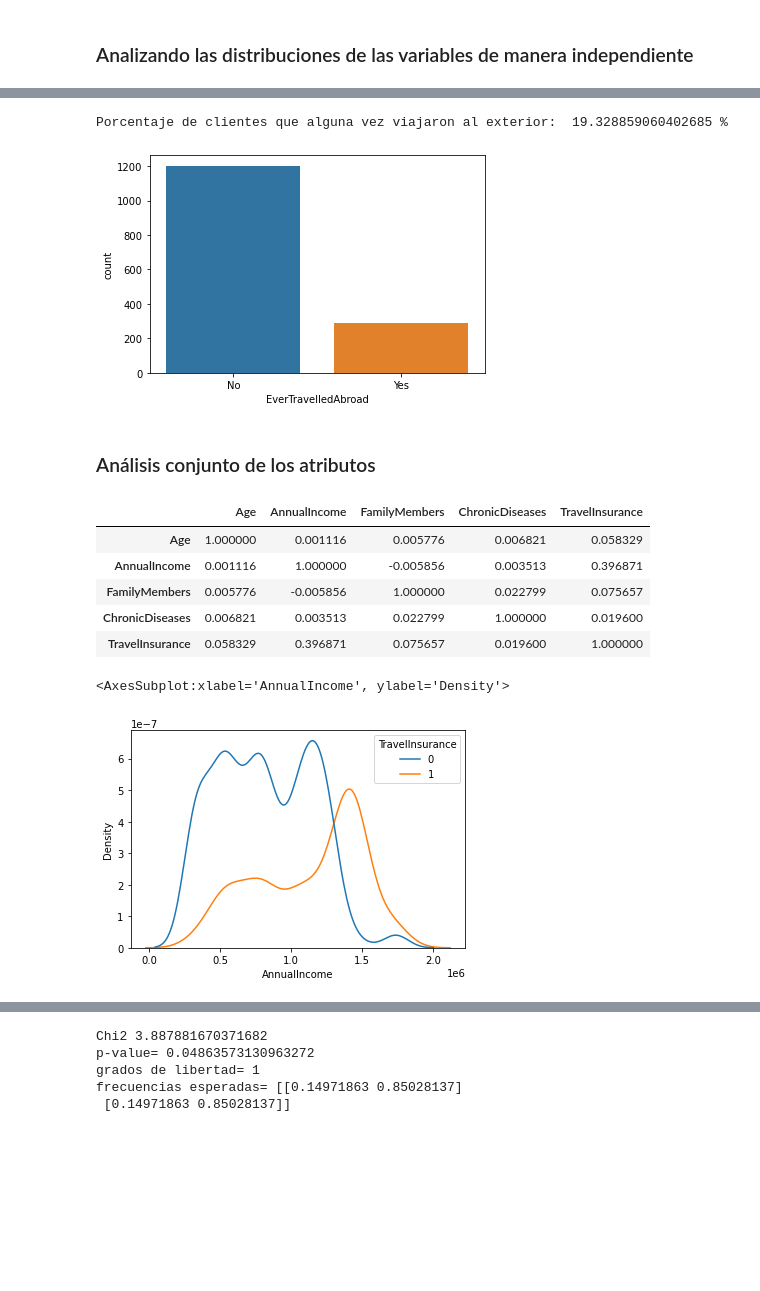
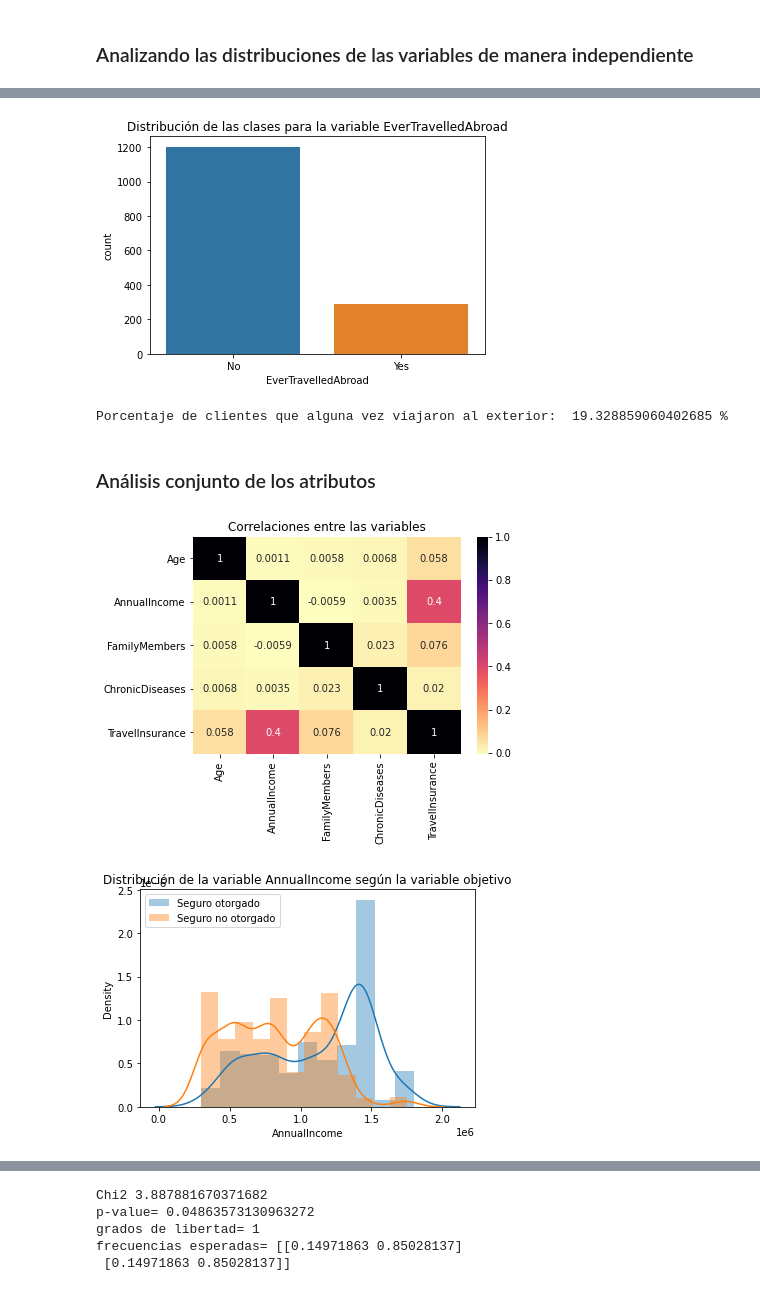
Before and after one commit to estebanarr/aprendizaje_supervisado, a Jupyter notebook: src/Análisis exploratorio.ipynb, the cells around one changed output, grey strips where cells are left out. Drawn from its saved outputs; the diff is of its cells as text; code cells hidden in the pictures; blank space fills up the shorter version.

```diff
--- a/src/Análisis exploratorio.ipynb
+++ b/src/Análisis exploratorio.ipynb
@@ -153,28 +168,32 @@ Porcentaje de clientes que son viajeros frecuentes:  21.2751677852349 %
 # %%
 #Countplot para la distribución de la variable que indica SI HA VIAJADO AL EXTERIOR ALGUNA VEZ
 sns.countplot(data=train_df, x="EverTravelledAbroad")
+plt.title("Distribución de las clases para la variable EverTravelledAbroad")
+plt.show()
+
 print("Porcentaje de clientes que alguna vez viajaron al exterior: ", train_df[train_df.EverTravelledAbroad=="Yes"]["EverTravelledAbroad"].count()/train_df["EverTravelledAbroad"].count()*100, "%")
 # %% [output]
+[figure, new version]
 Porcentaje de clientes que alguna vez viajaron al exterior:  19.328859060402685 %
-[figure, old version]
 # %% [markdown]
 ### Análisis conjunto de los atributos
 # %%
-#Heat map para correlaciones, aunque no sea la mejor medida por el tipo de variables
-train_df[["Age","AnnualIncome","FamilyMembers","ChronicDiseases","TravelInsurance"]].corr("spearman")
+#Heat map para correlaciones, aunque no sea la mejor medida por el tipo de variables. Se utilizará luego Chi2
+
+sns.heatmap(train_df[["Age","AnnualIncome","FamilyMembers","ChronicDiseases","TravelInsurance"]].corr("spearman"),annot=True,cmap='magma_r')
+plt.title("Correlaciones entre las variables")
+plt.show()
 # %% [output]
-|  | Age | AnnualIncome | FamilyMembers | ChronicDiseases | TravelInsurance |
-| Age | 1.000000 | 0.001116 | 0.005776 | 0.006821 | 0.058329 |
-| AnnualIncome | 0.001116 | 1.000000 | -0.005856 | 0.003513 | 0.396871 |
-| FamilyMembers | 0.005776 | -0.005856 | 1.000000 | 0.022799 | 0.075657 |
-| ChronicDiseases | 0.006821 | 0.003513 | 0.022799 | 1.000000 | 0.019600 |
-| TravelInsurance | 0.058329 | 0.396871 | 0.075657 | 0.019600 | 1.000000 |
+[figure, added]
 # %%
 #Histograma para la distribución de la variable INGRESO ANUAL, por si recibió un Seguro de Viaje o no
-sns.kdeplot(data=train_df, x="AnnualIncome", hue="TravelInsurance")
+sns.distplot(train_df[train_df.TravelInsurance==1].AnnualIncome, label='Seguro otorgado')
+sns.distplot(train_df[train_df.TravelInsurance==0].AnnualIncome, label='Seguro no otorgado')
+plt.legend()
+plt.title("Distribución de la variable AnnualIncome según la variable objetivo")
+plt.show()
 #Se pone de manifiesto el sesgo a otorgar una mayor proporción de seguros de viajes a personas con mayores ingresos anuales
 # %% [output]
-<AxesSubplot:xlabel='AnnualIncome', ylabel='Density'>
-[figure, old version]
+[figure, new version]
 # %%
 #Histograma para la distribución de la variable EDAD, según si recibió un Seguro de Viaje o no
```
Also changed, not shown: parts of 31 cells of this notebook.
